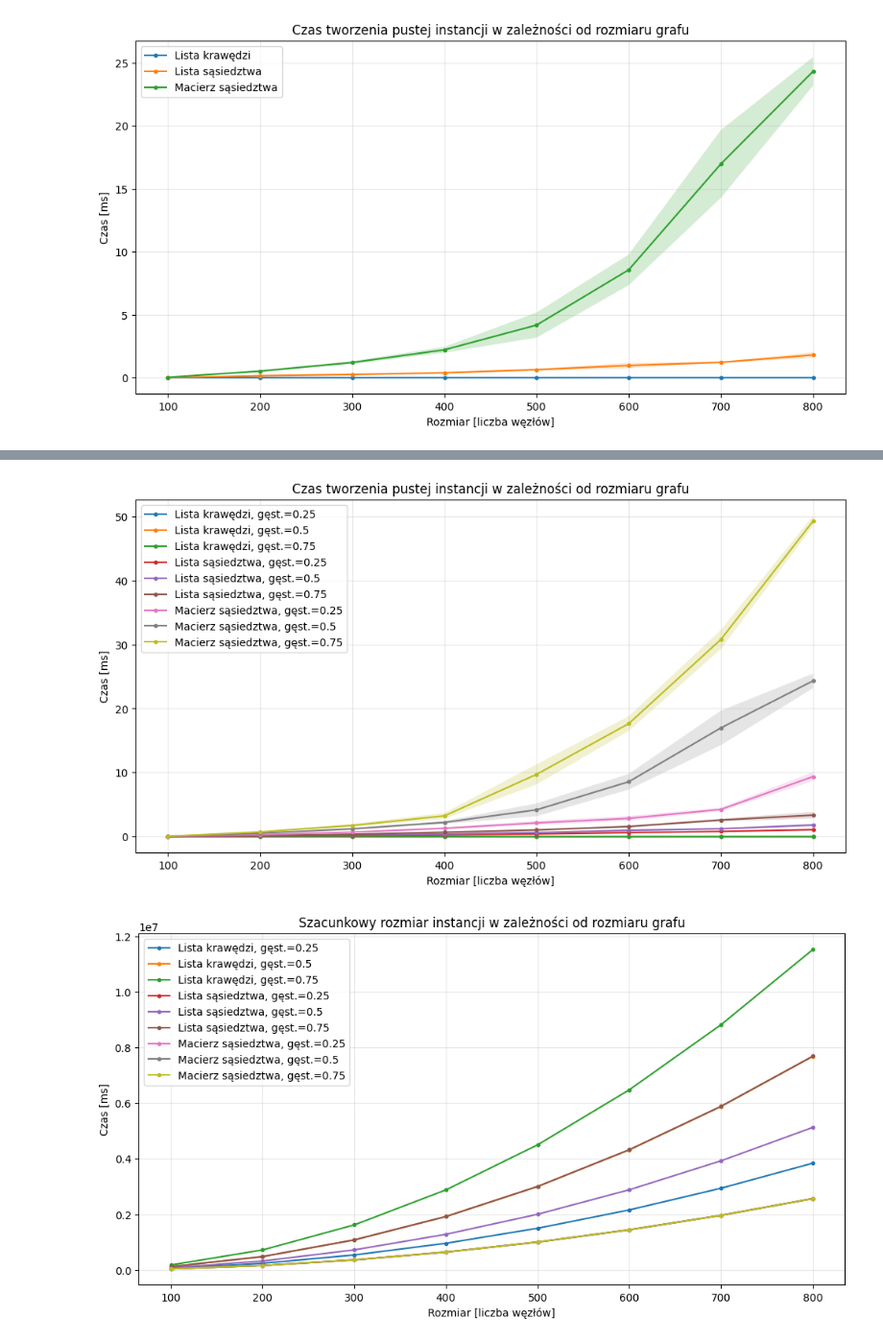
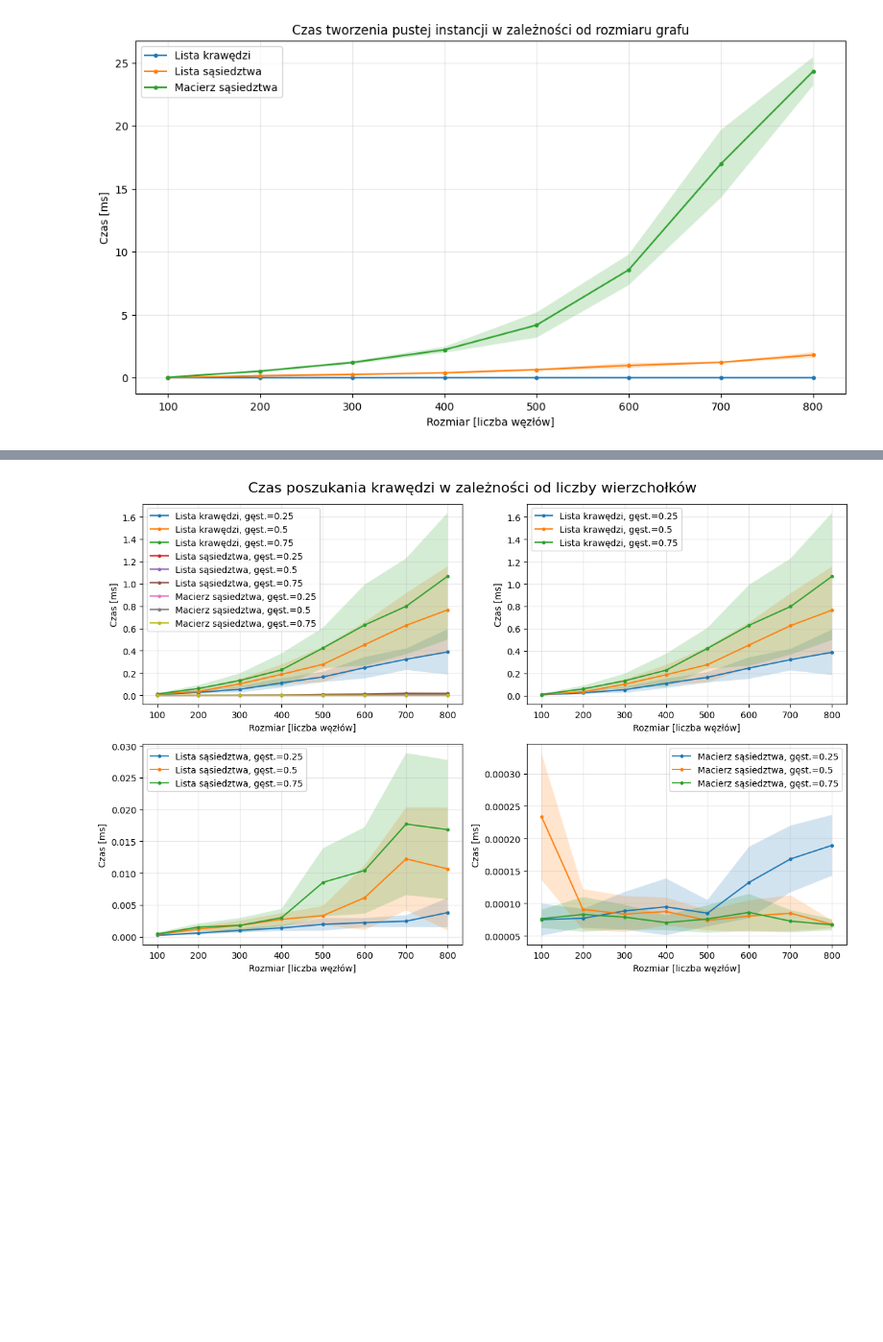
Before and after one commit to CenturionTheMan/ImplementationOfGraphStructures, a Jupyter notebook: DataAnalysis/analysis.ipynb, the cells around one changed output, grey strips where cells are left out. Shown at 96% size. Cells and saved outputs as stored; diff of their text form; code cells hidden in the pictures; blank space fills up the shorter version.

```diff
--- a/DataAnalysis/analysis.ipynb
+++ b/DataAnalysis/analysis.ipynb
@@ -165,36 +173,7 @@ memory_plot(df_memory, 'Memory', graph_types=TYPES,
-# %%
-def create_plot(df, measurement_name: str, graph_types: List[str], title: str, y_axis_name:str):
-    fig, ax = plt.subplots(figsize=(12,6))
-
-    for g_type, dens in product(graph_types, DENSITIES):
-        sub_df = df[df["Density"] == dens]
-        label = f'{graph_name_to_pl(g_type)}, gęst.={dens}'
-        avg_col = f'{g_type}{measurement_name}Avg'
-        std_col = f'{g_type}{measurement_name}Std'
-        x = sub_df["Size"]
-
-        ax.plot(x, sub_df[avg_col], marker='o', label=label, markersize=3)
-        ax.fill_between(x, sub_df[avg_col] - sub_df[std_col], sub_df[avg_col] + sub_df[std_col], alpha=0.2)
-
-    ax.set_title(title)
-    ax.set_xlabel("Rozmiar [liczba węzłów]")
-    ax.set_ylabel(y_axis_name)
-    ax.legend()
-    ax.grid(True, alpha=0.3)
-
-    fig.show()
-
-# df_create = prepare_df_per_experiment(df_gr, ['CreationTimeMsAvg', 'CreationTimeMsStd'], 'Create')
-# df_size = prepare_df_per_experiment(df_gr, ['SizeInBytesAvg', 'SizeInBytesStd'], 'Memory')
-# df_find = prepare_df_per_experiment(df_gr, ['GetWeightTimeMs', 'GetWeightTimeMsStd'], 'Find')
-# df_add = prepare_df_per_experiment(df_gr, ['SetConnectionTimeMs', 'SetConnectionTimeMsStd'], 'Add')
-create_plot(df_create, 'Create', graph_types=TYPES,
-            title="Czas tworzenia pustej instancji w zależności od rozmiaru grafu",
-            y_axis_name="Czas [ms]")
-
-create_plot(df_size, 'Memory', graph_types=TYPES,
-            title="Szacunkowy rozmiar instancji w zależności od rozmiaru grafu",
-            y_axis_name="Czas [ms]")
-# %% [output]
-[figure, removed]
-[figure, removed]
+# %%
+#! FIND TIME
+create_subplots_with_dens(df_find, 'Find',
+            title="Czas poszukania krawędzi w zależności od liczby wierzchołków",
+            y_axis_name="Czas [ms]")
+# %% [output]
+[figure, added]
```
Also changed, not shown: parts of 3 cells of this notebook.
